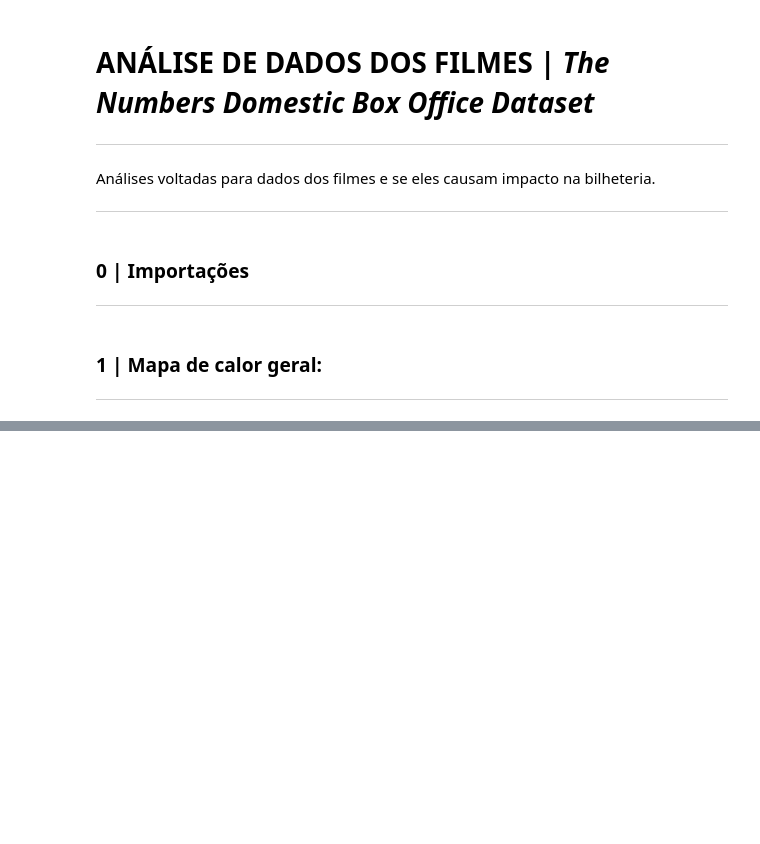
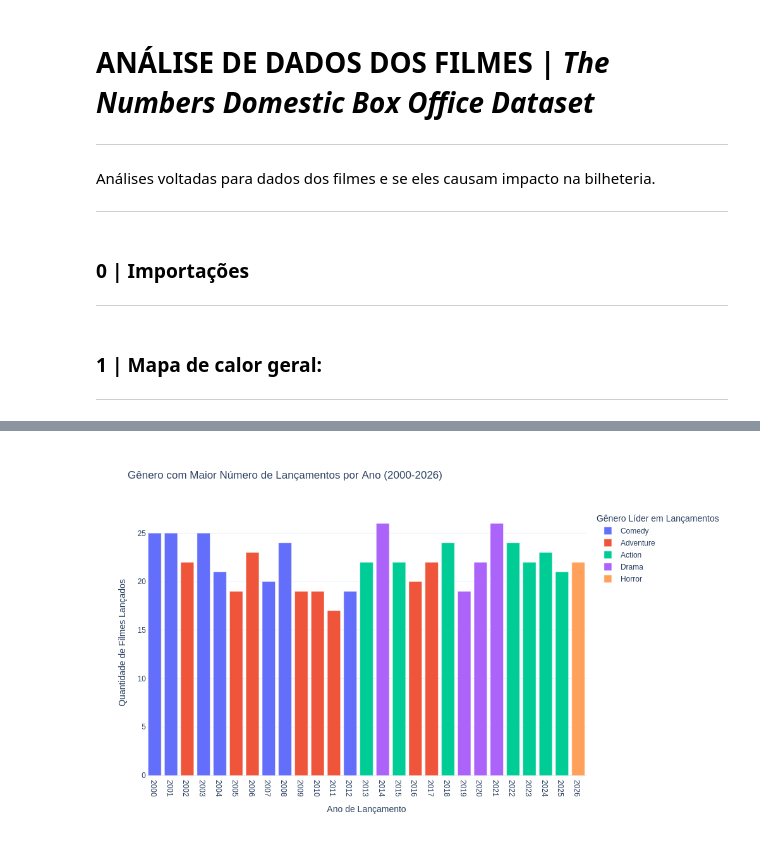
Before and after one commit to samuelsilvg/CD-boxOfficeAnalysis, a Jupyter notebook: notebooks/analise_movies.ipynb, the cells around one changed output, grey strips where cells are left out. Drawn from its saved outputs; the diff is of its cells as text; code cells hidden in the pictures; blank space fills up the shorter version.

```diff
--- a/notebooks/analise_movies.ipynb
+++ b/notebooks/analise_movies.ipynb
@@ -39,0 +111,36 @@ fig.show()
+# %%
+df_qtd_ano = df.groupby(['year', 'genre']).size().reset_index(name='quantidade_filmes')
+
+# 3. Filtra apenas o gênero com o MAIOR número de lançamentos para cada ano
+idx_max = df_qtd_ano.groupby('year')['quantidade_filmes'].idxmax()
+df_top_lances = df_qtd_ano.loc[idx_max].reset_index(drop=True)
+
+# 4. Ordena estritamente por ano e converte para string (garante a ordem cronológica correta)
+df_top_lances = df_top_lances.sort_values('year').reset_index(drop=True)
+df_top_lances['year'] = df_top_lances['year'].astype(str)
+
+# 5. Cria o gráfico de barras travando a ordem exata das categorias
+fig = px.bar(
+    df_top_lances,
+    x='year',
+    y='quantidade_filmes',
+    color='genre',              # Cada gênero campeão ganha uma cor distinta na legenda
+    title='Gênero com Maior Número de Lançamentos por Ano (2000-2026)',
+    labels={
+        'year': 'Ano de Lançamento',
+        'quantidade_filmes': 'Quantidade de Filmes Lançados',
+        'genre': 'Gênero Líder em Lançamentos'
+    },
+    category_orders={'year': df_top_lances['year'].tolist()} # Força a ordem cronológica
+)
+
+# 6. Ajustes visuais
+fig.update_layout(
+    width=1000,
+    height=600,
+    template='plotly_white'
+)
+
+fig.show()
+# %% [output]
+[figure, added]
```
Also changed, not shown: parts of 6 cells of this notebook, 3 other files.
